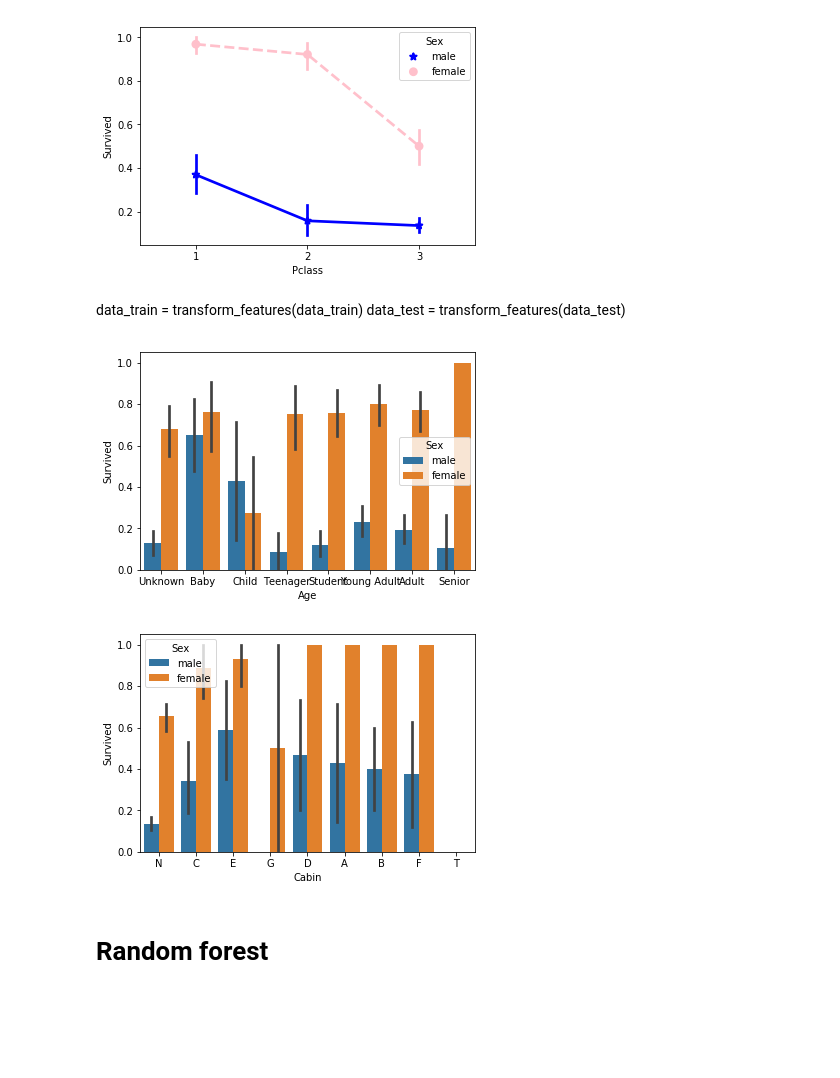
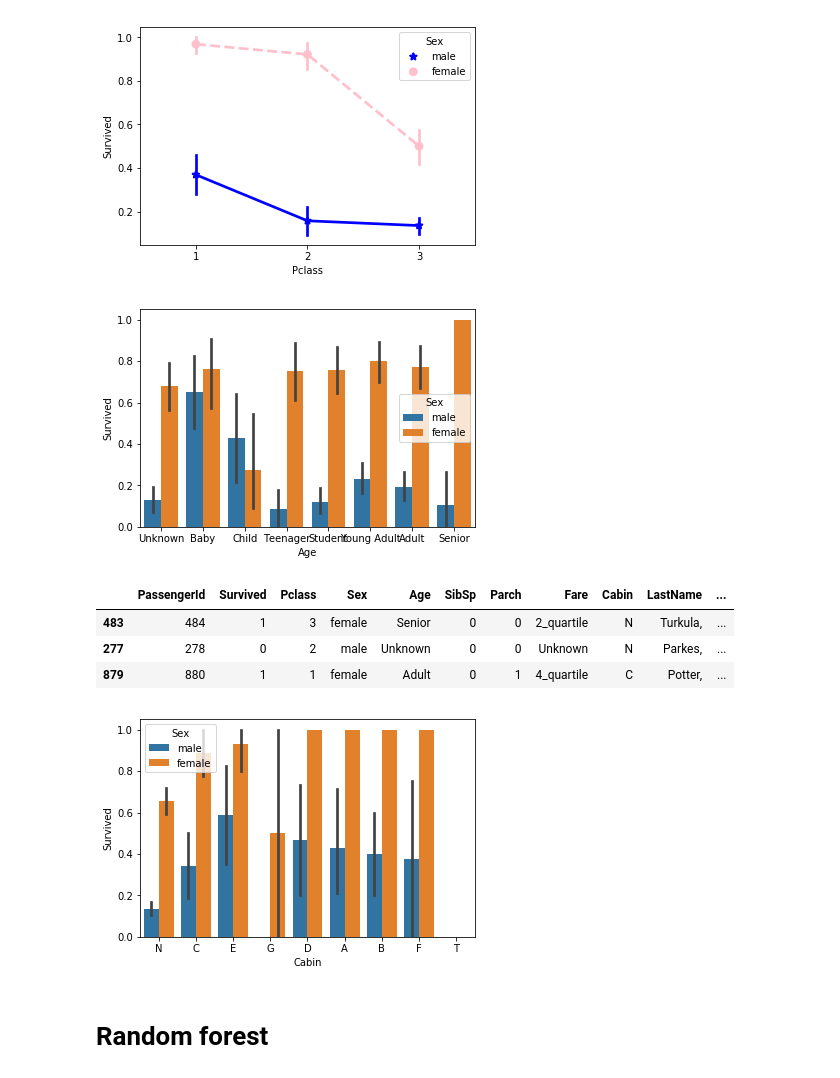
Before and after one commit to kornellewy/KJN_tytanic, a Jupyter notebook: zostawcie tytanika.ipynb, the cells around one changed output. Drawn from its saved outputs; the diff is of its cells as text; code cells hidden in the pictures; blank space fills up the shorter version.

```diff
--- a/zostawcie tytanika.ipynb
+++ b/zostawcie tytanika.ipynb
@@ -73,17 +73,22 @@ def transform_features(df):
     df = simplify_name(df)
     df = drop_features(df)
     return df
-# %% [markdown]
-data_train = transform_features(data_train)
-data_test = transform_features(data_test)
+# %%
+data_train = transform_features(data_train)
+data_test = transform_features(data_test)
 # %%
 sns.barplot(x="Age", y="Survived", hue="Sex", data=data_train);
 # %% [output]
-[figure, old version]
+[figure, new version]
 # %%
 sns.barplot(x="Cabin", y="Survived", hue="Sex", data=data_train);
+data_train.sample(3)
 # %% [output]
+|  | PassengerId | Survived | Pclass | Sex | Age | SibSp | Parch | Fare | Cabin | LastName | ... |
+| 483 | 484 | 1 | 3 | female | Senior | 0 | 0 | 2_quartile | N | Turkula, | ... |
+| 277 | 278 | 0 | 2 | male | Unknown | 0 | 0 | Unknown | N | Parkes, | ... |
+| 879 | 880 | 1 | 1 | female | Adult | 0 | 1 | 4_quartile | C | Potter, | ... |
-[figure, old version]
+[figure, new version]
 # %% [markdown]
 # Random forest
 # %%
```
Also changed, not shown: parts of 15 cells of this notebook.
